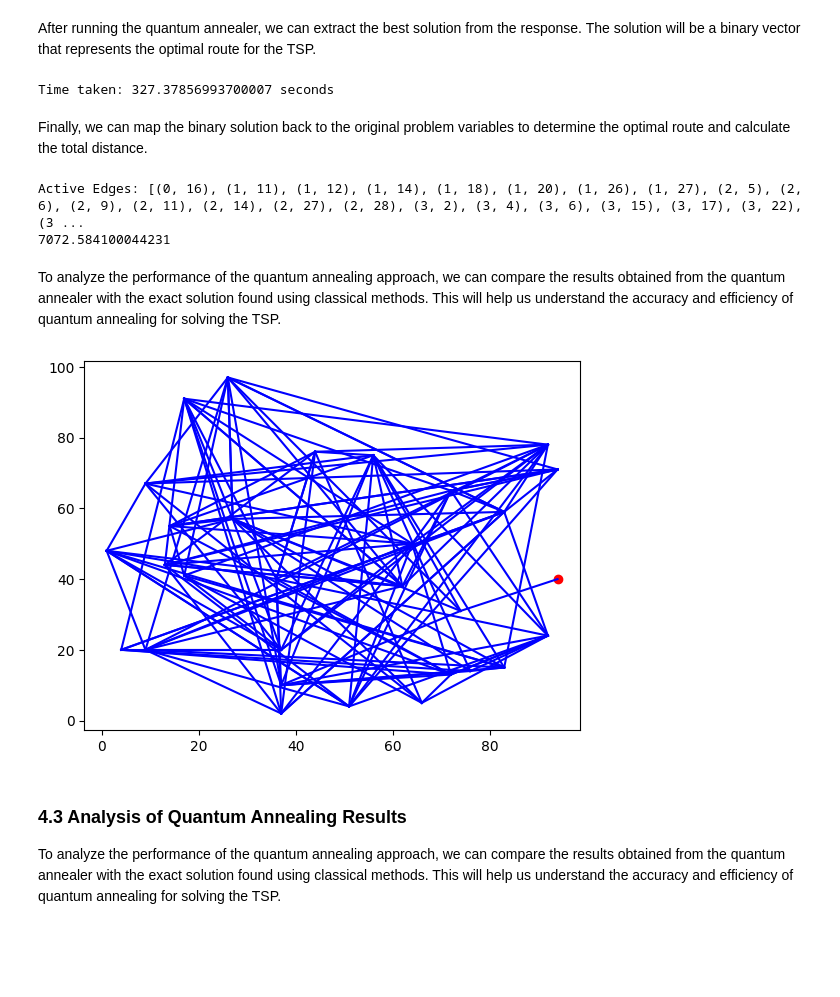
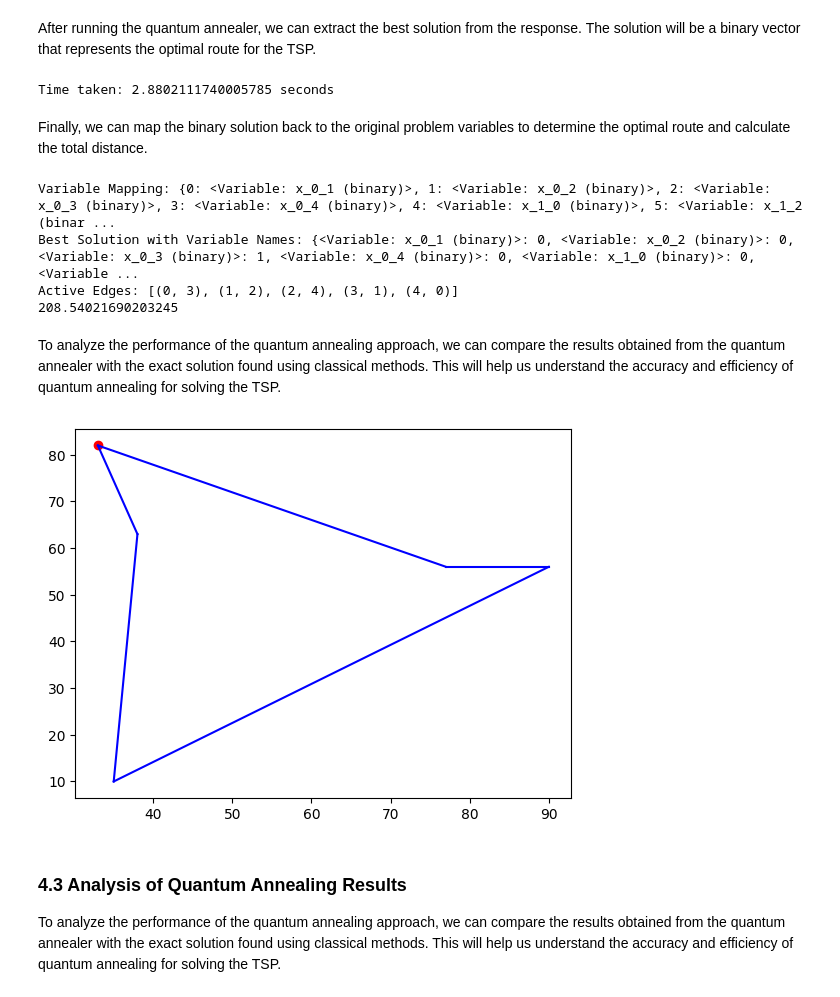
Before and after one commit to my612/Quantamania, a Jupyter notebook: Final.ipynb, the cells around one changed output. Saved outputs shown, nothing was run; the diff lists cells and outputs as text; code cells hidden in the pictures; blank space fills up the shorter version.

```diff
--- a/Final.ipynb
+++ b/Final.ipynb
@@ -170,0 +156,7 @@ Time taken: 14.411688195999886 seconds
+# %%
+dists, coords = generate_data(10)
+
+# plot the points
+plt.plot(coords[0][0], coords[0][1], 'ro')
+plt.plot([p[0] for p in coords[1:]], [p[1] for p in coords[1:]], 'o')
+plt.show()
@@ -421,6 +417,10 @@ sampler = SimulatedAnnealingSampler() # D-Wave Quantuam Sampler
 Next, we need to convert the QUBO model into a format that can be processed by the D-Wave quantum annealer. This involves creating a BinaryQuadraticModel (BQM) from the QUBO coefficients.
 # %%
 #Break Down the Qiskit QUBO to its components
+qa_dists, qa_coords = generate_data(5)
+model_quad = TSP_as_ILP(qa_dists, print_model=False)
+qubo = convert_ILP_to_QUBO(model_quad, print_model=False)
+variable_names = qubo.variables # Save Variables name to map them later
 
 qubo_dict = qubo.objective.quadratic.to_dict()
 linear = qubo.objective.linear.to_dict()
@@ -440,7 +440,7 @@ end = perf_counter()
 t = end - start
 print(f"Time taken: {t} seconds")
 # %% [output]
-Time taken: 327.37856993700007 seconds
+Time taken: 2.8802111740005785 seconds
 # %% [markdown]
 Finally, we can map the binary solution back to the original problem variables to determine the optimal route and calculate the total distance.
 # %%
@@ -462,17 +462,19 @@ for var, value in best_solution_with_names.items():
 print("Active Edges:", active_edges)
 sum = 0
 for edge in active_edges:
-  sum += dist_matrix[edge[0]][edge[1]]
+    sum += qa_dists[edge[0]][edge[1]]
 print(sum)
 # %% [output]
-Active Edges: [(0, 16), (1, 11), (1, 12), (1, 14), (1, 18), (1, 20), (1, 26), (1, 27), (2, 5), (2, 6), (2, 9), (2, 11), (2, 14), (2, 27), (2, 28), (3, 2), (3, 4), (3, 6), (3, 15), (3, 17), (3, 22), (3 ...
-7072.584100044231
+Variable Mapping: {0: <Variable: x_0_1 (binary)>, 1: <Variable: x_0_2 (binary)>, 2: <Variable: x_0_3 (binary)>, 3: <Variable: x_0_4 (binary)>, 4: <Variable: x_1_0 (binary)>, 5: <Variable: x_1_2 (binar ...
+Best Solution with Variable Names: {<Variable: x_0_1 (binary)>: 0, <Variable: x_0_2 (binary)>: 0, <Variable: x_0_3 (binary)>: 1, <Variable: x_0_4 (binary)>: 0, <Variable: x_1_0 (binary)>: 0, <Variable ...
+Active Edges: [(0, 3), (1, 2), (2, 4), (3, 1), (4, 0)]
+208.54021690203245
 # %% [markdown]
 To analyze the performance of the quantum annealing approach, we can compare the results obtained from the quantum annealer with the exact solution found using classical methods. This will help us understand the accuracy and efficiency of quantum annealing for solving the TSP.
 # %%
-plot_route(active_edges, coords)
+plot_route(active_edges, qa_coords)
 # %% [output]
-[figure, old version]
+[figure, new version]
 # %% [markdown]
 ### 4.3 Analysis of Quantum Annealing Results
 
```
Also changed, not shown: parts of 21 cells of this notebook.
